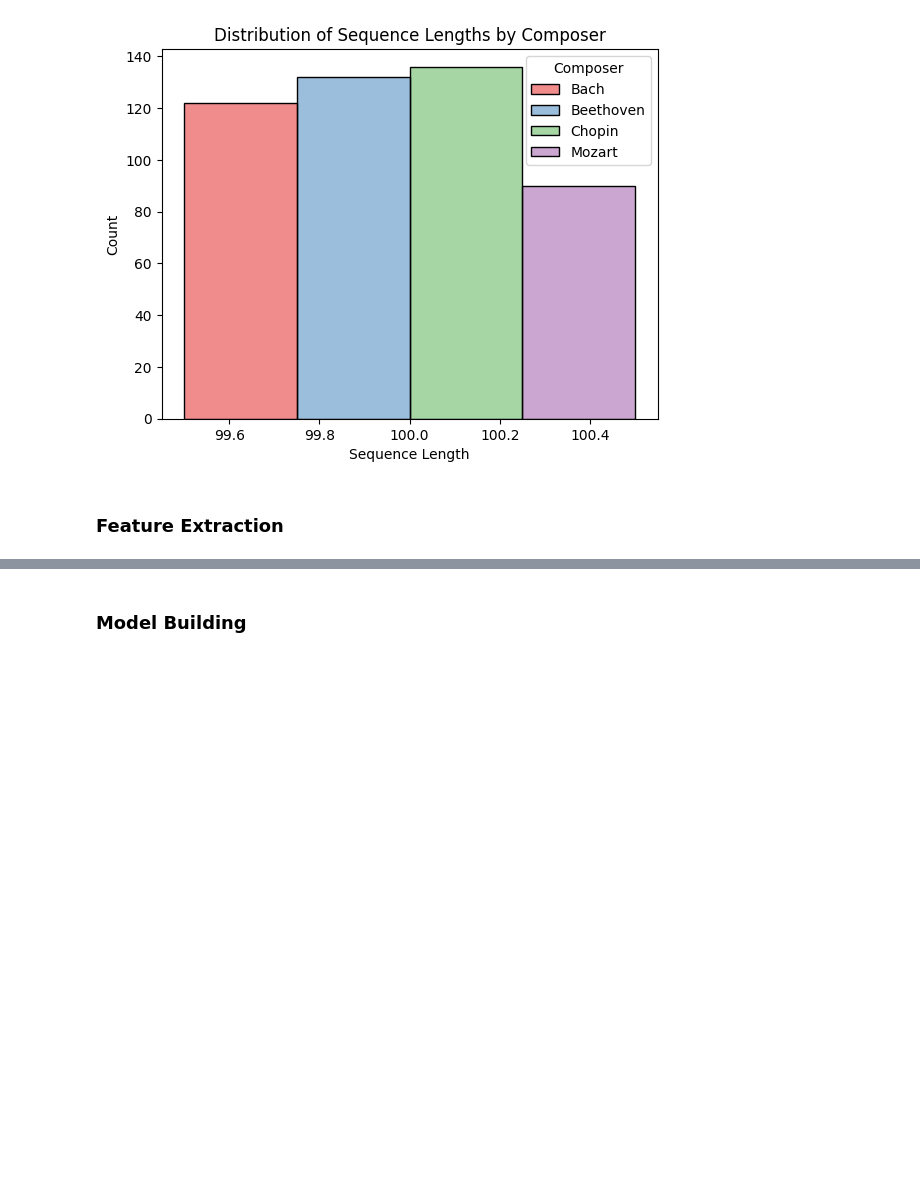
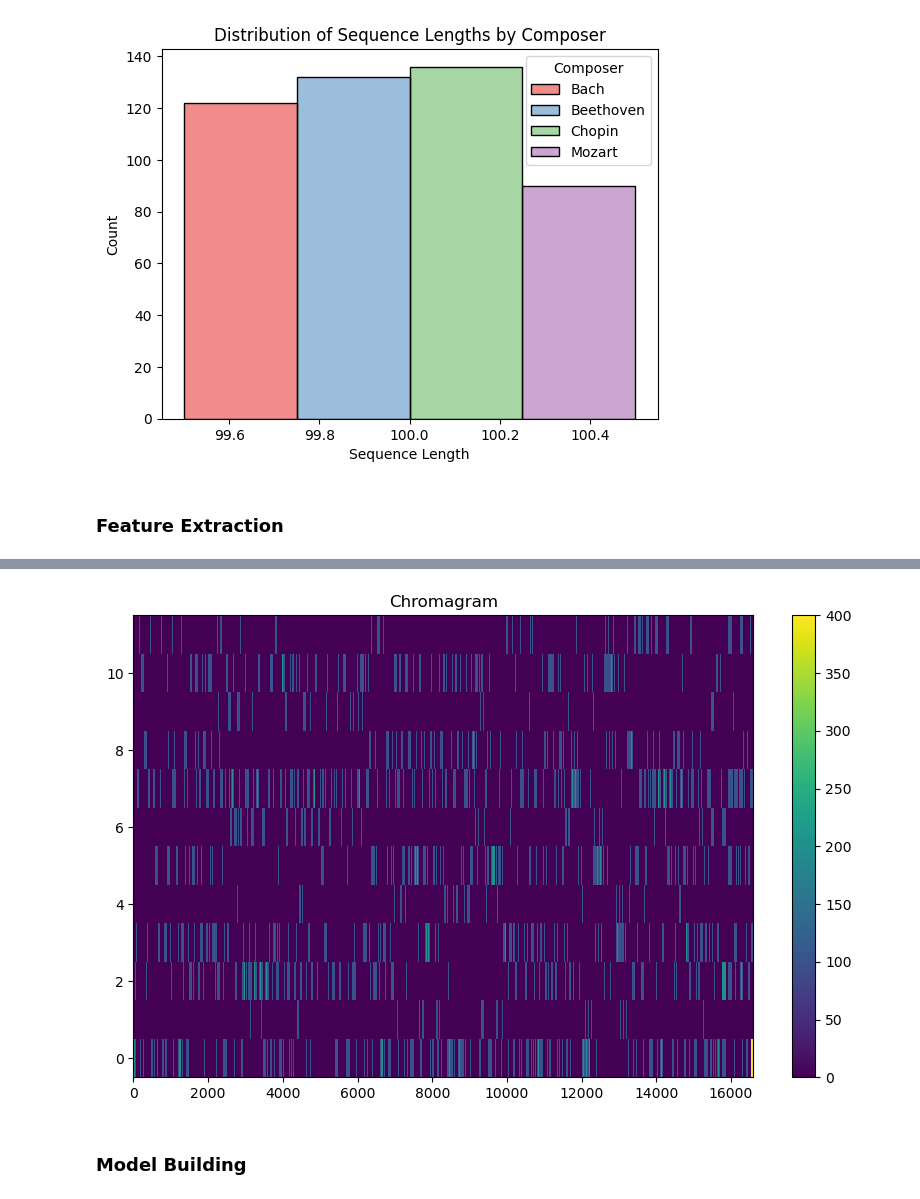
Before and after one commit to friedelj/AAI-511-final-project, a Jupyter notebook: team4_final_project.ipynb, the cells around one changed output, grey strips where cells are left out. Drawn from its saved outputs; the diff is of its cells as text; code cells hidden in the pictures; blank space fills up the shorter version.

```diff
--- a/team4_final_project.ipynb
+++ b/team4_final_project.ipynb
@@ -260,3 +320,18 @@ plot_sequence_length_distribution(data, labels, composers)
+# %%
+def plot_chromagram(midi_data):
+    # Get chroma features of MIDI data
+    chroma = midi_data.get_chroma()
+
+    # Plot chromagram
+    plt.figure(figsize=(10, 6))
+    plt.imshow(chroma, aspect='auto', origin='lower', interpolation='none')
+    plt.colorbar()
+    plt.title('Chromagram')
+    plt.show()
+
+plot_chromagram(bach_pretty_midi_objects[0])
+# %% [output]
+[figure, added]
 # %% [markdown]
 ### Model Building
 # %%
```
Also changed, not shown: parts of 5 cells of this notebook.
